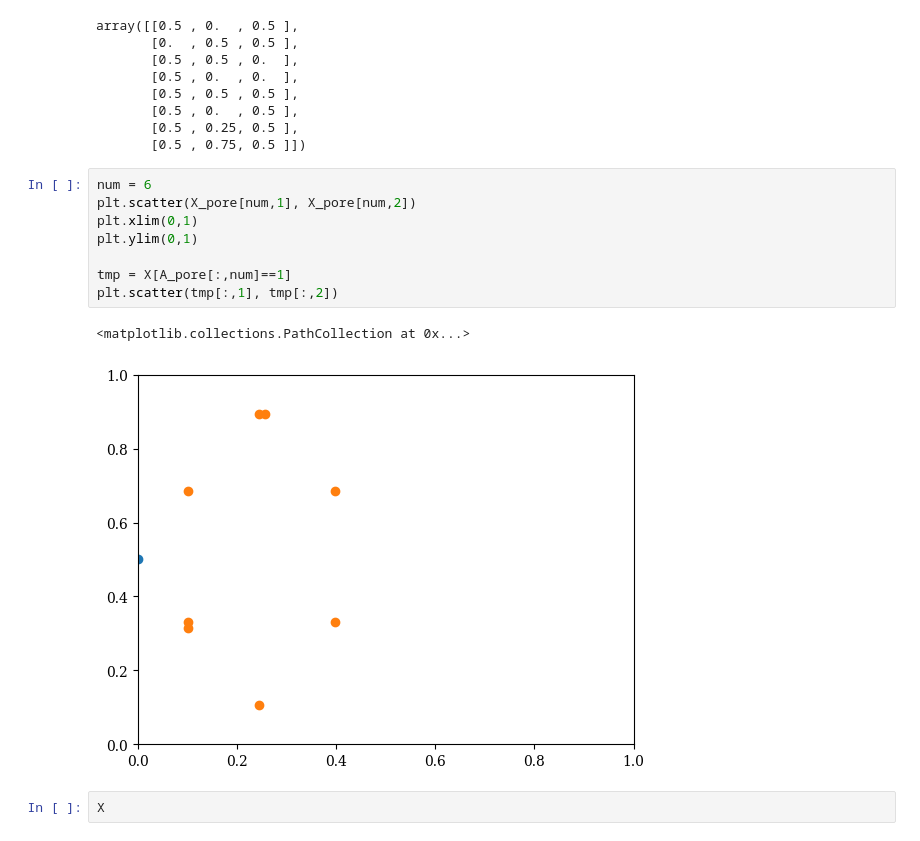
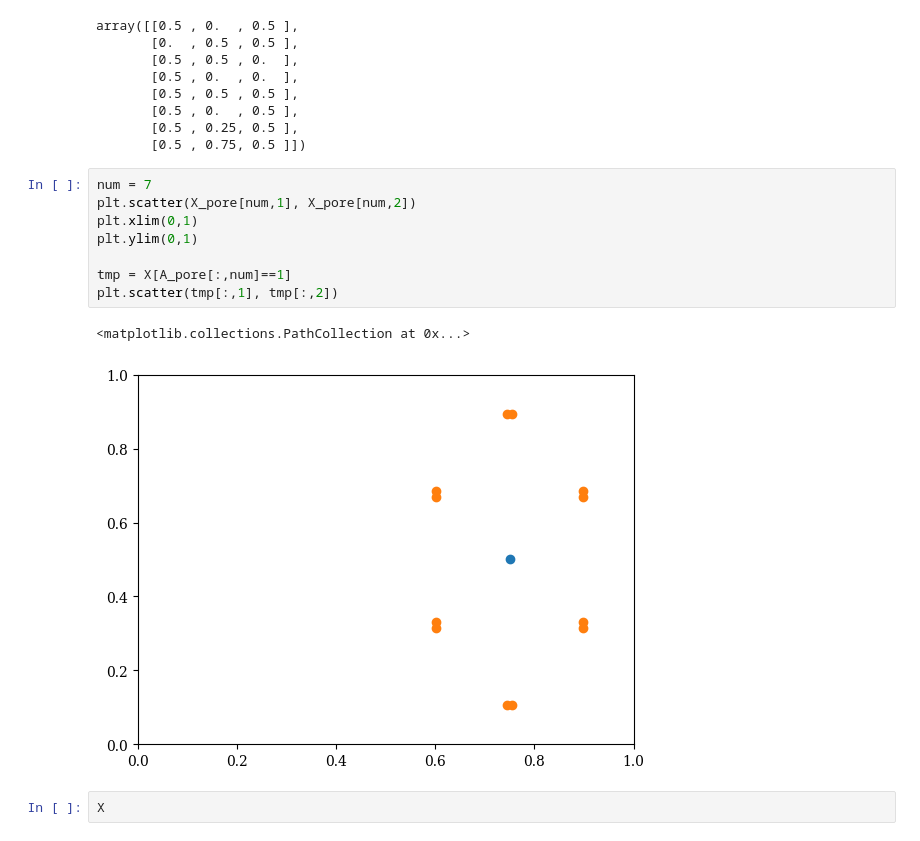
Before and after one commit to marko-petkovic/zeolite-property-prediction, a Jupyter notebook: plotting_ITW.ipynb, the cells around one changed output. Drawn from its saved outputs; the diff is of its cells as text.

```diff
--- a/plotting_ITW.ipynb
+++ b/plotting_ITW.ipynb
@@ -585,16 +585,16 @@ array([[0.5 , 0.  , 0.5 ],
        [0.5 , 0.25, 0.5 ],
        [0.5 , 0.75, 0.5 ]])
 # %%
-num = 6
+num = 7
 plt.scatter(X_pore[num,1], X_pore[num,2])
 plt.xlim(0,1)
 plt.ylim(0,1)
 
 tmp = X[A_pore[:,num]==1]
 plt.scatter(tmp[:,1], tmp[:,2])
 # %% [output]
 <matplotlib.collections.PathCollection at 0x...>
-[figure, old version]
+[figure, new version]
 # %%
 X
 # %% [output]
```
Also changed, not shown: 1 other file.
